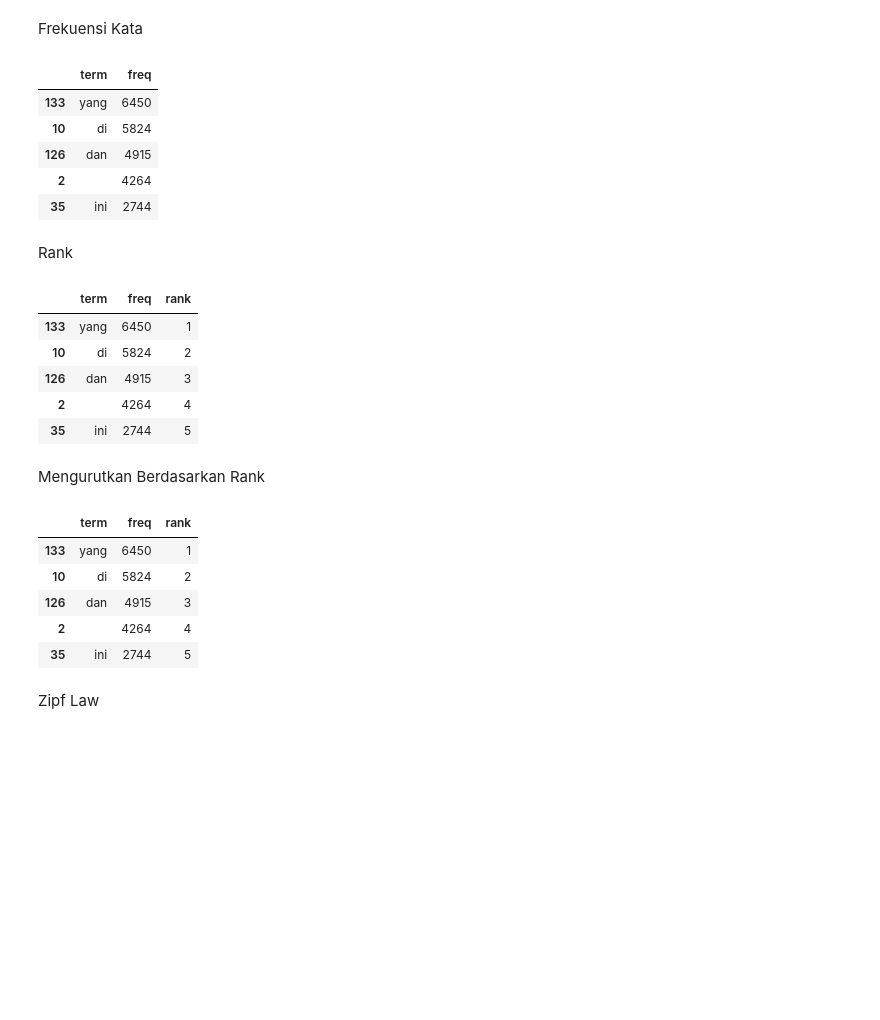
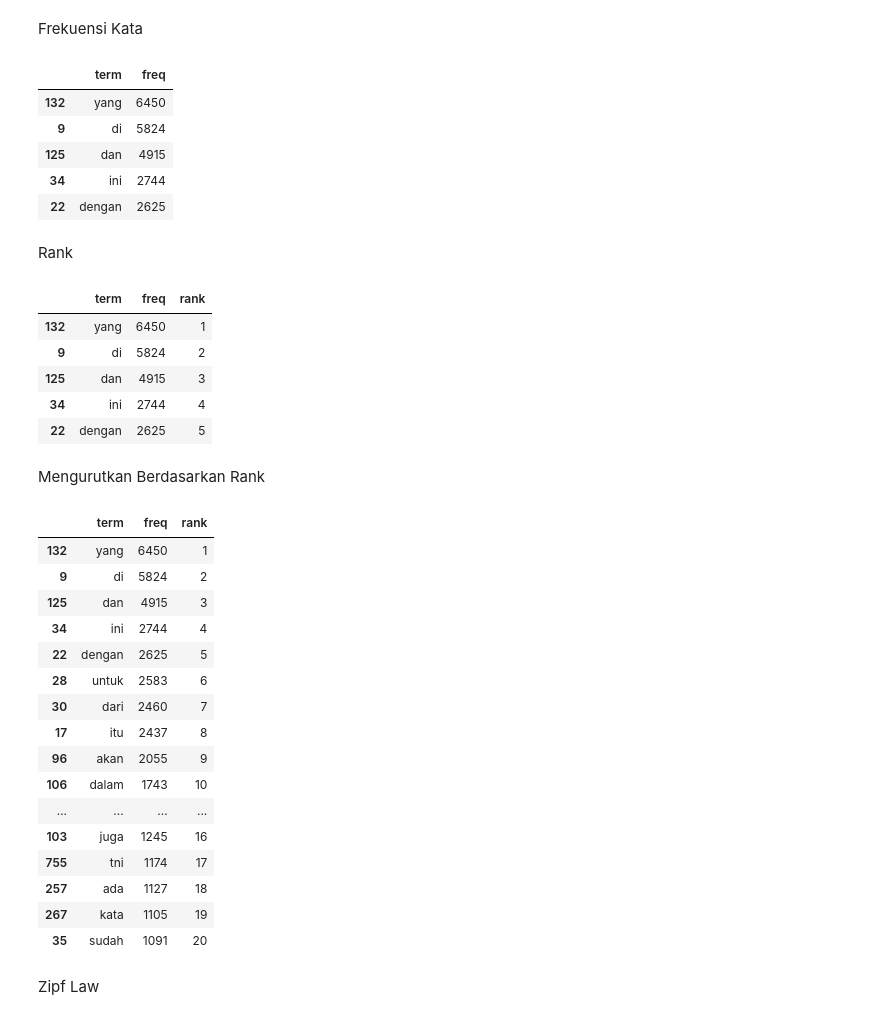
Before and after one commit to orzaynd/information_retrieval, a Jupyter notebook: praktikum1/notebook/praktikum1.ipynb, the cells around one changed output. Drawn from its saved outputs; the diff is of its cells as text; code cells hidden in the pictures; blank space fills up the shorter version.

```diff
--- a/praktikum1/notebook/praktikum1.ipynb
+++ b/praktikum1/notebook/praktikum1.ipynb
@@ -67,7 +67,7 @@ def punctuationRemoval(text):
     return text
 
 def tokenize(text):
-    return text.split(" ")
+    return text.split()
 
 
 contoh = "Terima kasih, Kak! Kamu sangat baik sekali kepadaku hari ini."
@@ -126,11 +126,11 @@ term_freq_df_sorted = term_freq_df.sort_values(by='freq', ascending=False)
 term_freq_df_sorted.head()
 # %% [output]
 |  | term | freq |
-| 133 | yang | 6450 |
-| 10 | di | 5824 |
-| 126 | dan | 4915 |
-| 2 |  | 4264 |
-| 35 | ini | 2744 |
+| 132 | yang | 6450 |
+| 9 | di | 5824 |
+| 125 | dan | 4915 |
+| 34 | ini | 2744 |
+| 22 | dengan | 2625 |
 # %% [markdown]
 Rank
 # %%
@@ -138,24 +138,35 @@ term_freq_df_sorted['rank'] = term_freq_df_sorted['freq'].rank(method='first', a
 term_freq_df_sorted.head()
 # %% [output]
 |  | term | freq | rank |
-| 133 | yang | 6450 | 1 |
-| 10 | di | 5824 | 2 |
-| 126 | dan | 4915 | 3 |
-| 2 |  | 4264 | 4 |
-| 35 | ini | 2744 | 5 |
+| 132 | yang | 6450 | 1 |
+| 9 | di | 5824 | 2 |
+| 125 | dan | 4915 | 3 |
+| 34 | ini | 2744 | 4 |
+| 22 | dengan | 2625 | 5 |
 # %% [markdown]
 Mengurutkan Berdasarkan Rank
 # %%
-term_freq_df_sorted["rank"] = term_freq_df_sorted["freq"].rank(ascending=False, method='min').astype(int)
-term_freq_df_sorted = term_freq_df_sorted.sort_values(by="rank")
-term_freq_df_sorted.head()
+term_freq_df_sorted['rank'] = term_freq_df_sorted['freq'].rank(method='first', ascending=False).astype(int)
+tf_sorted_rank = term_freq_df_sorted.sort_values(by='rank', ascending=True)
+tf_sorted_rank.head(20)
 # %% [output]
 |  | term | freq | rank |
-| 133 | yang | 6450 | 1 |
-| 10 | di | 5824 | 2 |
-| 126 | dan | 4915 | 3 |
-| 2 |  | 4264 | 4 |
-| 35 | ini | 2744 | 5 |
+| 132 | yang | 6450 | 1 |
+| 9 | di | 5824 | 2 |
+| 125 | dan | 4915 | 3 |
+| 34 | ini | 2744 | 4 |
+| 22 | dengan | 2625 | 5 |
+| 28 | untuk | 2583 | 6 |
+| 30 | dari | 2460 | 7 |
+| 17 | itu | 2437 | 8 |
+| 96 | akan | 2055 | 9 |
+| 106 | dalam | 1743 | 10 |
+| ... | ... | ... | ... |
+| 103 | juga | 1245 | 16 |
+| 755 | tni | 1174 | 17 |
+| 257 | ada | 1127 | 18 |
+| 267 | kata | 1105 | 19 |
+| 35 | sudah | 1091 | 20 |
 # %% [markdown]
 Zipf Law
 # %%
```
Also changed, not shown: parts of 4 cells of this notebook.
